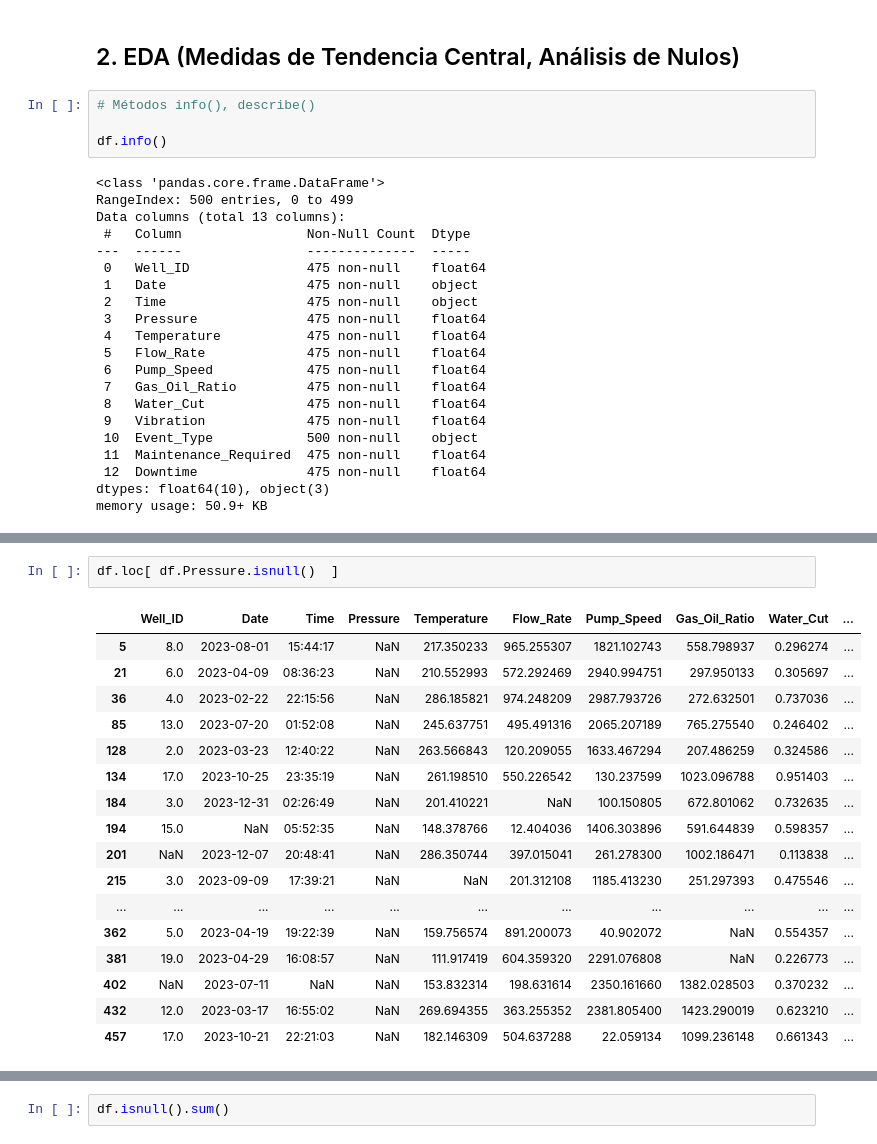
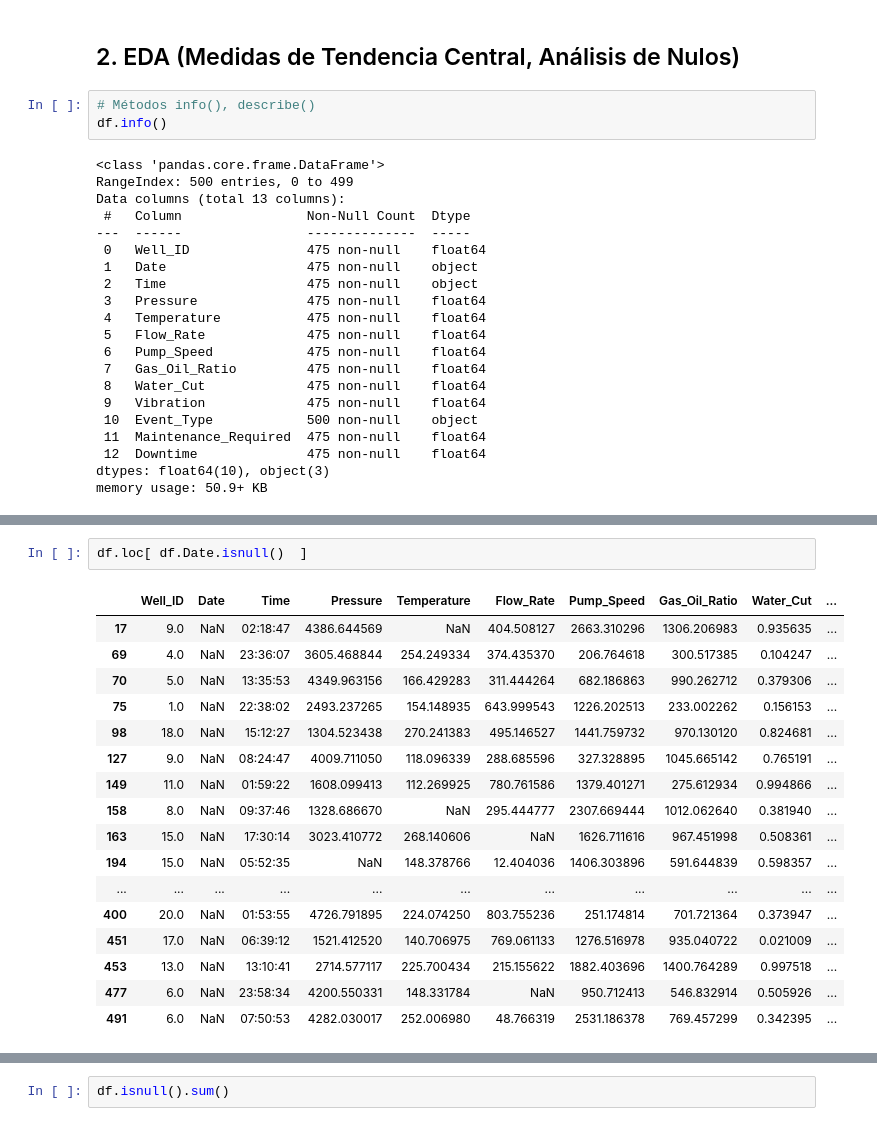
Before and after one commit to Linarendon/ml-bootcamp-labs, a Jupyter notebook: notebooks/laboratorio-s06.ipynb, the cells around one changed output, grey strips where cells are left out. Cells and saved outputs as stored; diff of their text form.

```diff
--- a/notebooks/laboratorio-s06.ipynb
+++ b/notebooks/laboratorio-s06.ipynb
@@ -57,7 +75,6 @@ df = pd.read_csv("/workspaces/ml-bootcamp-labs/data/raw/Operational_events.csv")
 ## 2. EDA (Medidas de Tendencia Central, Análisis de Nulos)
 # %%
 # Métodos info(), describe()
-
 df.info()
 # %% [output]
 <class 'pandas.core.frame.DataFrame'>
@@ -93,22 +110,22 @@ df.describe()
 | 75% | 15.000000 | 3966.937400 | 251.558604 | 729.514778 | 2177.116863 | 1136.238405 | 0.756875 | 7.076513 | ... |
 | max | 20.000000 | 4990.997556 | 299.361836 | 995.734452 | 2999.141412 | 1495.535353 | 0.997518 | 9.966969 | ... |
 # %%
-df.loc[ df.Pressure.isnull()  ]
+df.loc[ df.Date.isnull()  ]
 # %% [output]
 |  | Well_ID | Date | Time | Pressure | Temperature | Flow_Rate | Pump_Speed | Gas_Oil_Ratio | Water_Cut | ... |
-| 5 | 8.0 | 2023-08-01 | 15:44:17 | NaN | 217.350233 | 965.255307 | 1821.102743 | 558.798937 | 0.296274 | ... |
-| 21 | 6.0 | 2023-04-09 | 08:36:23 | NaN | 210.552993 | 572.292469 | 2940.994751 | 297.950133 | 0.305697 | ... |
-| 36 | 4.0 | 2023-02-22 | 22:15:56 | NaN | 286.185821 | 974.248209 | 2987.793726 | 272.632501 | 0.737036 | ... |
-| 85 | 13.0 | 2023-07-20 | 01:52:08 | NaN | 245.637751 | 495.491316 | 2065.207189 | 765.275540 | 0.246402 | ... |
-| 128 | 2.0 | 2023-03-23 | 12:40:22 | NaN | 263.566843 | 120.209055 | 1633.467294 | 207.486259 | 0.324586 | ... |
-| 134 | 17.0 | 2023-10-25 | 23:35:19 | NaN | 261.198510 | 550.226542 | 130.237599 | 1023.096788 | 0.951403 | ... |
-| 184 | 3.0 | 2023-12-31 | 02:26:49 | NaN | 201.410221 | NaN | 100.150805 | 672.801062 | 0.732635 | ... |
+| 17 | 9.0 | NaN | 02:18:47 | 4386.644569 | NaN | 404.508127 | 2663.310296 | 1306.206983 | 0.935635 | ... |
+| 69 | 4.0 | NaN | 23:36:07 | 3605.468844 | 254.249334 | 374.435370 | 206.764618 | 300.517385 | 0.104247 | ... |
+| 70 | 5.0 | NaN | 13:35:53 | 4349.963156 | 166.429283 | 311.444264 | 682.186863 | 990.262712 | 0.379306 | ... |
+| 75 | 1.0 | NaN | 22:38:02 | 2493.237265 | 154.148935 | 643.999543 | 1226.202513 | 233.002262 | 0.156153 | ... |
+| 98 | 18.0 | NaN | 15:12:27 | 1304.523438 | 270.241383 | 495.146527 | 1441.759732 | 970.130120 | 0.824681 | ... |
+| 127 | 9.0 | NaN | 08:24:47 | 4009.711050 | 118.096339 | 288.685596 | 327.328895 | 1045.665142 | 0.765191 | ... |
+| 149 | 11.0 | NaN | 01:59:22 | 1608.099413 | 112.269925 | 780.761586 | 1379.401271 | 275.612934 | 0.994866 | ... |
+| 158 | 8.0 | NaN | 09:37:46 | 1328.686670 | NaN | 295.444777 | 2307.669444 | 1012.062640 | 0.381940 | ... |
+| 163 | 15.0 | NaN | 17:30:14 | 3023.410772 | 268.140606 | NaN | 1626.711616 | 967.451998 | 0.508361 | ... |
 | 194 | 15.0 | NaN | 05:52:35 | NaN | 148.378766 | 12.404036 | 1406.303896 | 591.644839 | 0.598357 | ... |
-| 201 | NaN | 2023-12-07 | 20:48:41 | NaN | 286.350744 | 397.015041 | 261.278300 | 1002.186471 | 0.113838 | ... |
-| 215 | 3.0 | 2023-09-09 | 17:39:21 | NaN | NaN | 201.312108 | 1185.413230 | 251.297393 | 0.475546 | ... |
 | ... | ... | ... | ... | ... | ... | ... | ... | ... | ... | ... |
-| 362 | 5.0 | 2023-04-19 | 19:22:39 | NaN | 159.756574 | 891.200073 | 40.902072 | NaN | 0.554357 | ... |
-| 381 | 19.0 | 2023-04-29 | 16:08:57 | NaN | 111.917419 | 604.359320 | 2291.076808 | NaN | 0.226773 | ... |
-| 402 | NaN | 2023-07-11 | NaN | NaN | 153.832314 | 198.631614 | 2350.161660 | 1382.028503 | 0.370232 | ... |
-| 432 | 12.0 | 2023-03-17 | 16:55:02 | NaN | 269.694355 | 363.255352 | 2381.805400 | 1423.290019 | 0.623210 | ... |
-| 457 | 17.0 | 2023-10-21 | 22:21:03 | NaN | 182.146309 | 504.637288 | 22.059134 | 1099.236148 | 0.661343 | ... |
+| 400 | 20.0 | NaN | 01:53:55 | 4726.791895 | 224.074250 | 803.755236 | 251.174814 | 701.721364 | 0.373947 | ... |
+| 451 | 17.0 | NaN | 06:39:12 | 1521.412520 | 140.706975 | 769.061133 | 1276.516978 | 935.040722 | 0.021009 | ... |
+| 453 | 13.0 | NaN | 13:10:41 | 2714.577117 | 225.700434 | 215.155622 | 1882.403696 | 1400.764289 | 0.997518 | ... |
+| 477 | 6.0 | NaN | 23:58:34 | 4200.550331 | 148.331784 | NaN | 950.712413 | 546.832914 | 0.505926 | ... |
+| 491 | 6.0 | NaN | 07:50:53 | 4282.030017 | 252.006980 | 48.766319 | 2531.186378 | 769.457299 | 0.342395 | ... |
```
Also changed, not shown: parts of 33 cells of this notebook.
